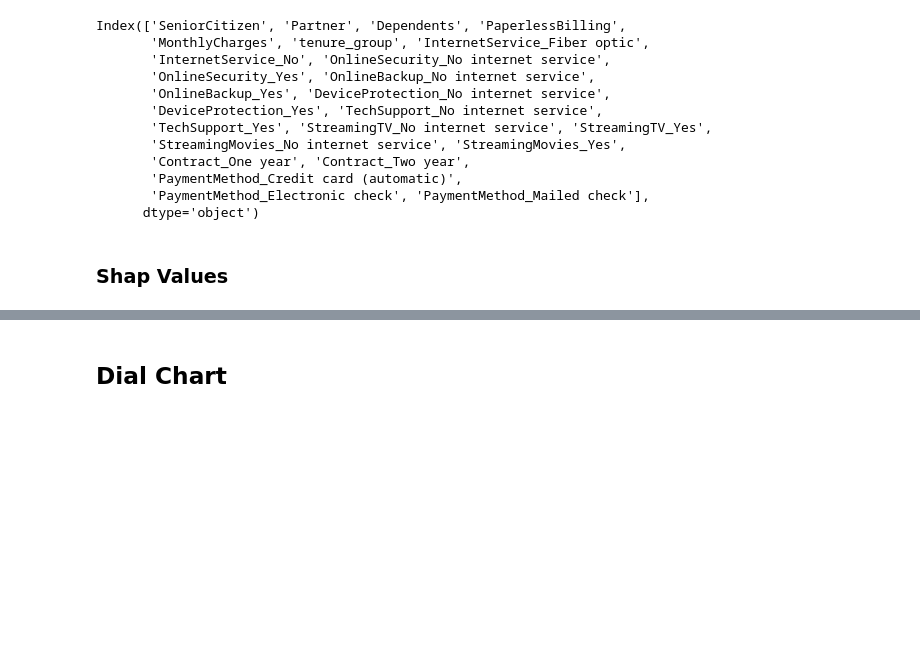
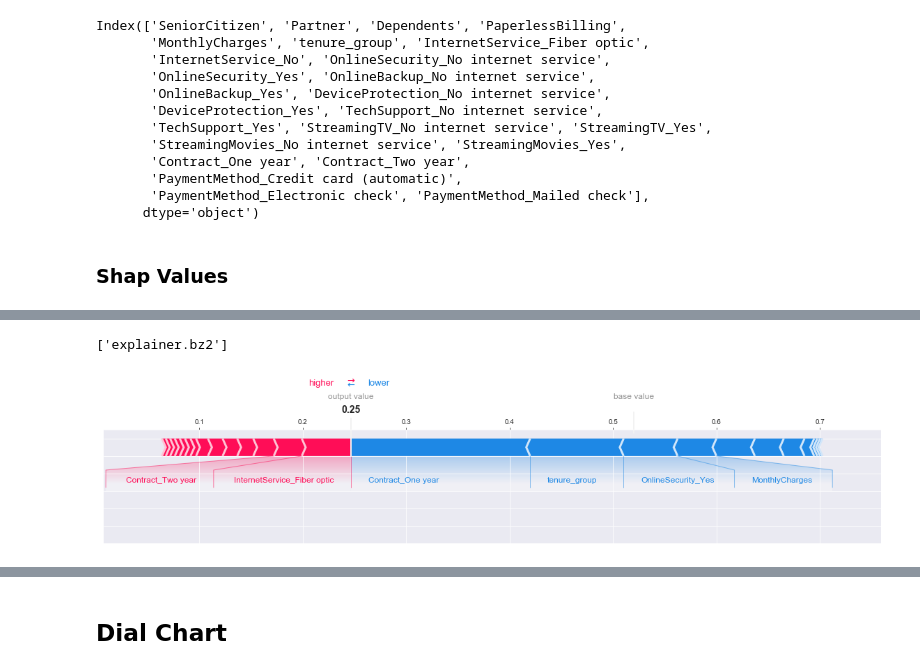
Before and after one commit to archd3sai/Customer-Survival-Analysis-and-Churn-Prediction, a Jupyter notebook: main.ipynb, the cells around one changed output, grey strips where cells are left out. Cells and saved outputs as stored; diff of their text form; code cells hidden in the pictures; blank space fills up the shorter version.

```diff
--- a/main.ipynb
+++ b/main.ipynb
@@ -905,0 +910,12 @@ shap.force_plot(explainer.expected_value[1], shap_values[1], test_x.iloc[0])
+# %%
+# Saving Explainer
+ex_filename = 'explainer.bz2'
+joblib.dump(explainer, filename=ex_filename, compress=('bz2', 9))
+# %% [output]
+['explainer.bz2']
+# %%
+explainer = joblib.load(filename="explainer.bz2")
+shap_values = explainer.shap_values(np.array(test_x.iloc[0]))
+shap.force_plot(explainer.expected_value[1], shap_values[1], list(test_x.columns), matplotlib = True, show = False).savefig('static/images/shap.png', bbox_inches="tight")
+# %% [output]
+[figure, added]
```
Also changed, not shown: parts of 6 cells of this notebook, 3 other files.
